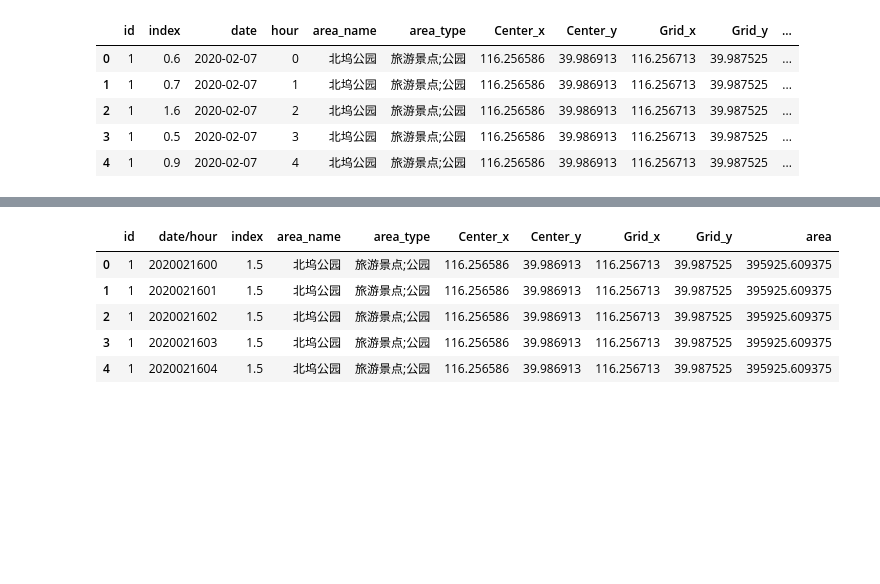
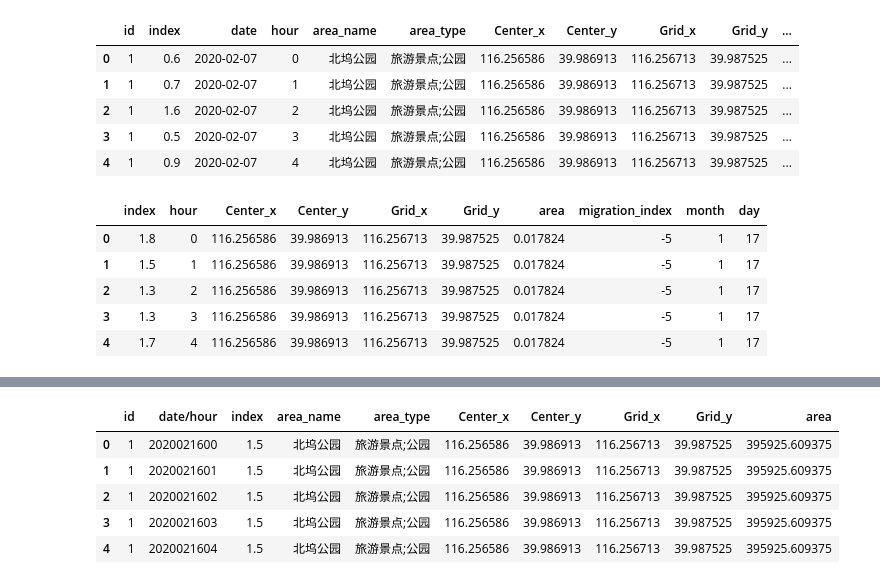
Before and after one commit to LiangHaoran/Block_predict, a Jupyter notebook: jupyter/baseline.ipynb, the cells around one changed output, grey strips where cells are left out. Cells and saved outputs as stored; diff of their text form; code cells hidden in the pictures; blank space fills up the shorter version.

```diff
--- a/jupyter/baseline.ipynb
+++ b/jupyter/baseline.ipynb
@@ -97,6 +108,15 @@ def get_data(df):
     return df, labels, sc
 # %%
 processed, label, sc = get_data(df=area_passenger_index)
+# %%
+processed.iloc[0:5]
+# %% [output]
+|  | index | hour | Center_x | Center_y | Grid_x | Grid_y | area | migration_index | month | day |
+| 0 | 1.8 | 0 | 116.256586 | 39.986913 | 116.256713 | 39.987525 | 0.017824 | -5 | 1 | 17 |
+| 1 | 1.5 | 1 | 116.256586 | 39.986913 | 116.256713 | 39.987525 | 0.017824 | -5 | 1 | 17 |
+| 2 | 1.3 | 2 | 116.256586 | 39.986913 | 116.256713 | 39.987525 | 0.017824 | -5 | 1 | 17 |
+| 3 | 1.3 | 3 | 116.256586 | 39.986913 | 116.256713 | 39.987525 | 0.017824 | -5 | 1 | 17 |
+| 4 | 1.7 | 4 | 116.256586 | 39.986913 | 116.256713 | 39.987525 | 0.017824 | -5 | 1 | 17 |
 # %%
 ### 对线上提交数据进行处理
 def get_sub(df, sc):
```
Also changed, not shown: parts of 7 cells of this notebook, 1 other file.
